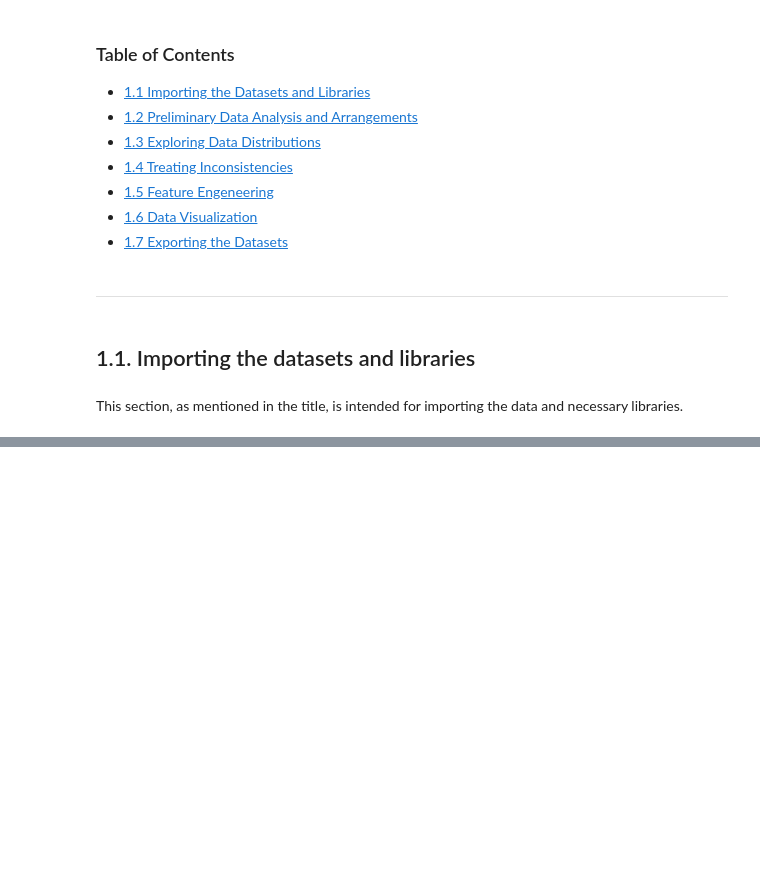
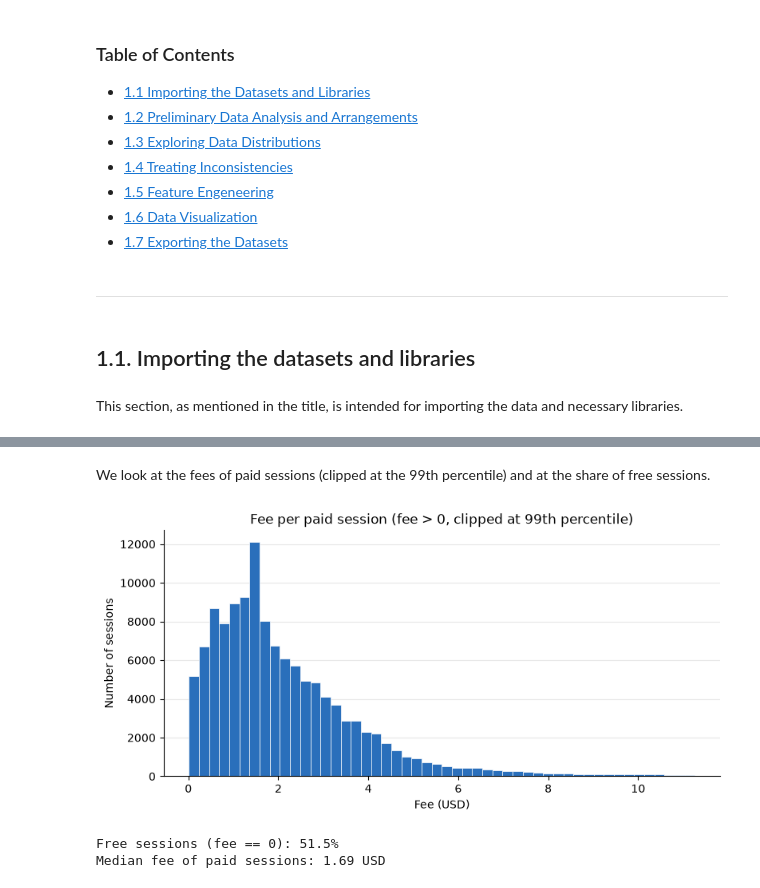
Before and after one commit to Teresa7810/Introduction-to-Business-Analytics, a Jupyter notebook: project.ipynb, the cells around one changed output, grey strips where cells are left out. Drawn from its saved outputs; the diff is of its cells as text; code cells hidden in the pictures; blank space fills up the shorter version.

```diff
--- a/project.ipynb
+++ b/project.ipynb
@@ -251,0 +363,22 @@ check location
+# %% [markdown]
+We look at the fees of paid sessions (clipped at the 99th percentile) and at the share of free sessions.
+# %%
+paid = df.loc[df["fee"] > 0, "fee"]
+p99 = paid.quantile(0.99)
+
+fig, ax = plt.subplots(figsize=(9, 4))
+ax.hist(paid[paid <= p99], bins=50, color="#2a6fbb", edgecolor="white", linewidth=0.5)
+ax.set_title("Fee per paid session (fee > 0, clipped at 99th percentile)")
+ax.set_xlabel("Fee (USD)")
+ax.set_ylabel("Number of sessions")
+ax.grid(axis="y", alpha=0.3)
+ax.set_axisbelow(True)
+ax.spines[["top", "right"]].set_visible(False)
+plt.show()
+
+print(f"Free sessions (fee == 0): {(df['fee'] == 0).mean() * 100:.1f}%")
+print(f"Median fee of paid sessions: {paid.median():.2f} USD")
+# %% [output]
+[figure, added]
+Free sessions (fee == 0): 51.5%
+Median fee of paid sessions: 1.69 USD
```
Also changed, not shown: parts of 102 cells of this notebook, 1 other file.
